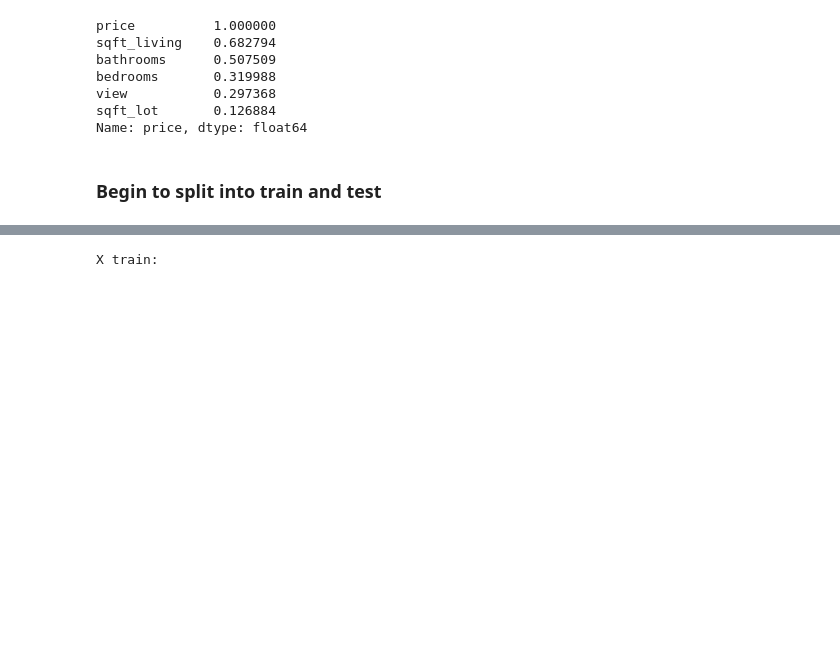
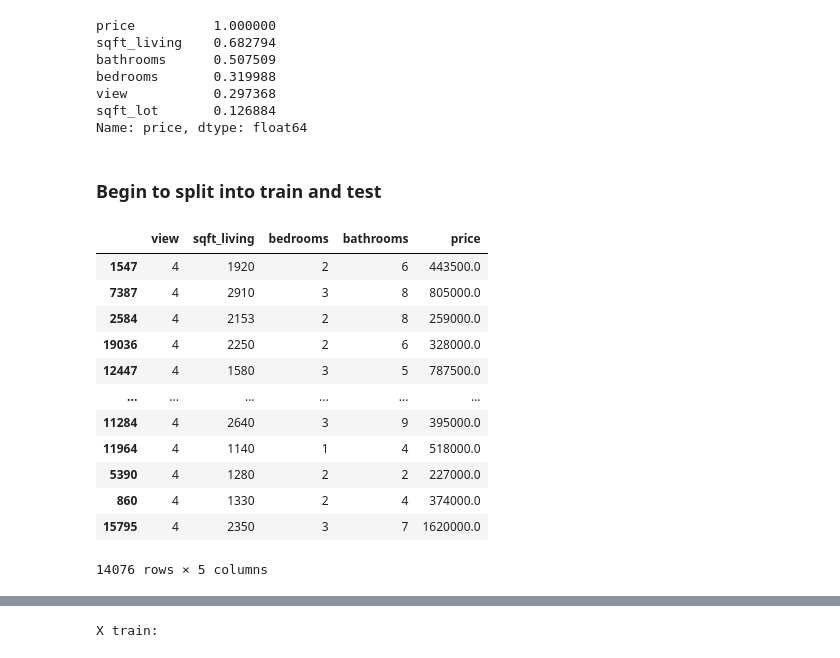
Before and after one commit to Jyve00/King-County-Housing-, a Jupyter notebook: notebooks/Tony/DataModeling.ipynb, the cells around one changed output, grey strips where cells are left out. Drawn from its saved outputs; the diff is of its cells as text; code cells hidden in the pictures; blank space fills up the shorter version.

Commit message:
First Model with sqft_living

```diff
--- a/notebooks/Tony/DataModeling.ipynb
+++ b/notebooks/Tony/DataModeling.ipynb
@@ -58,3 +59,18 @@ X_train, X_test, y_train, y_test = train_test_split(
 # %%
 # Make a train df so we can see X versus y in our train data
 train_df = pd.concat([X_train, y_train], axis=1)
+train_df
+# %% [output]
+|  | view | sqft_living | bedrooms | bathrooms | price |
+| 1547 | 4 | 1920 | 2 | 6 | 443500.0 |
+| 7387 | 4 | 2910 | 3 | 8 | 805000.0 |
+| 2584 | 4 | 2153 | 2 | 8 | 259000.0 |
+| 19036 | 4 | 2250 | 2 | 6 | 328000.0 |
+| 12447 | 4 | 1580 | 3 | 5 | 787500.0 |
+| ... | ... | ... | ... | ... | ... |
+| 11284 | 4 | 2640 | 3 | 9 | 395000.0 |
+| 11964 | 4 | 1140 | 1 | 4 | 518000.0 |
+| 5390 | 4 | 1280 | 2 | 2 | 227000.0 |
+| 860 | 4 | 1330 | 2 | 4 | 374000.0 |
+| 15795 | 4 | 2350 | 3 | 7 | 1620000.0 |
+14076 rows × 5 columns
```
Also changed, not shown: parts of 8 cells of this notebook.
